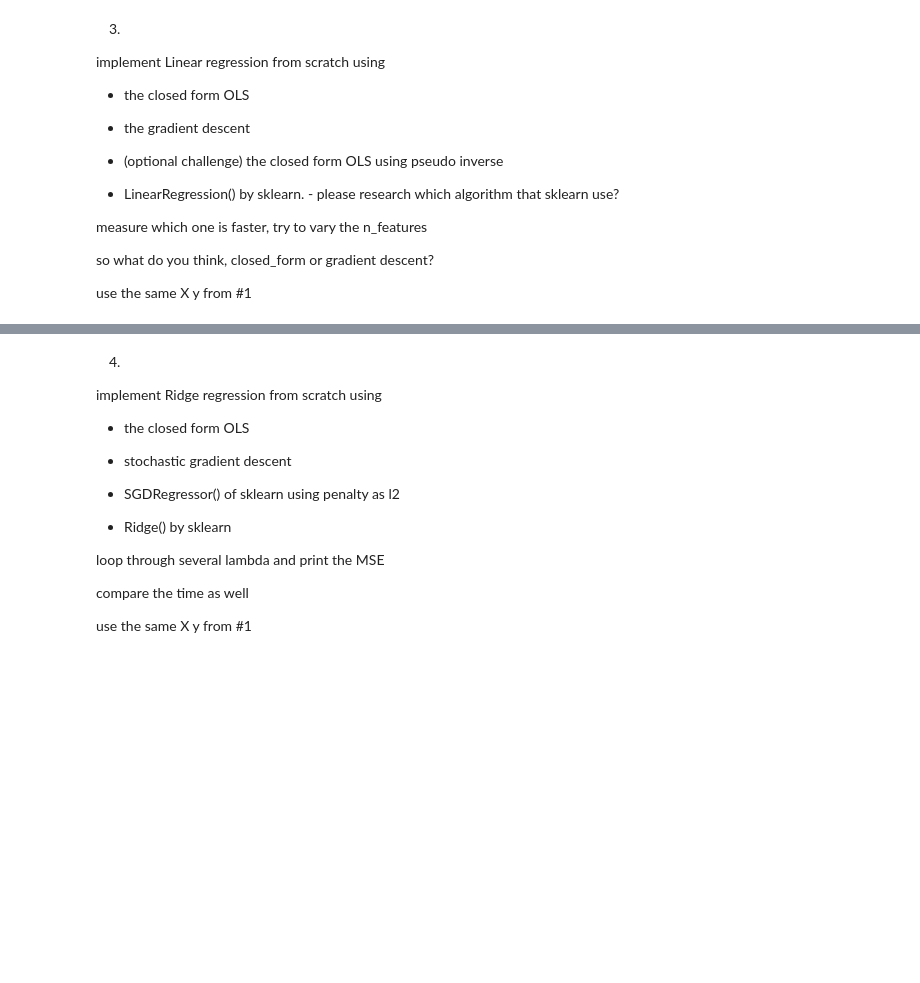
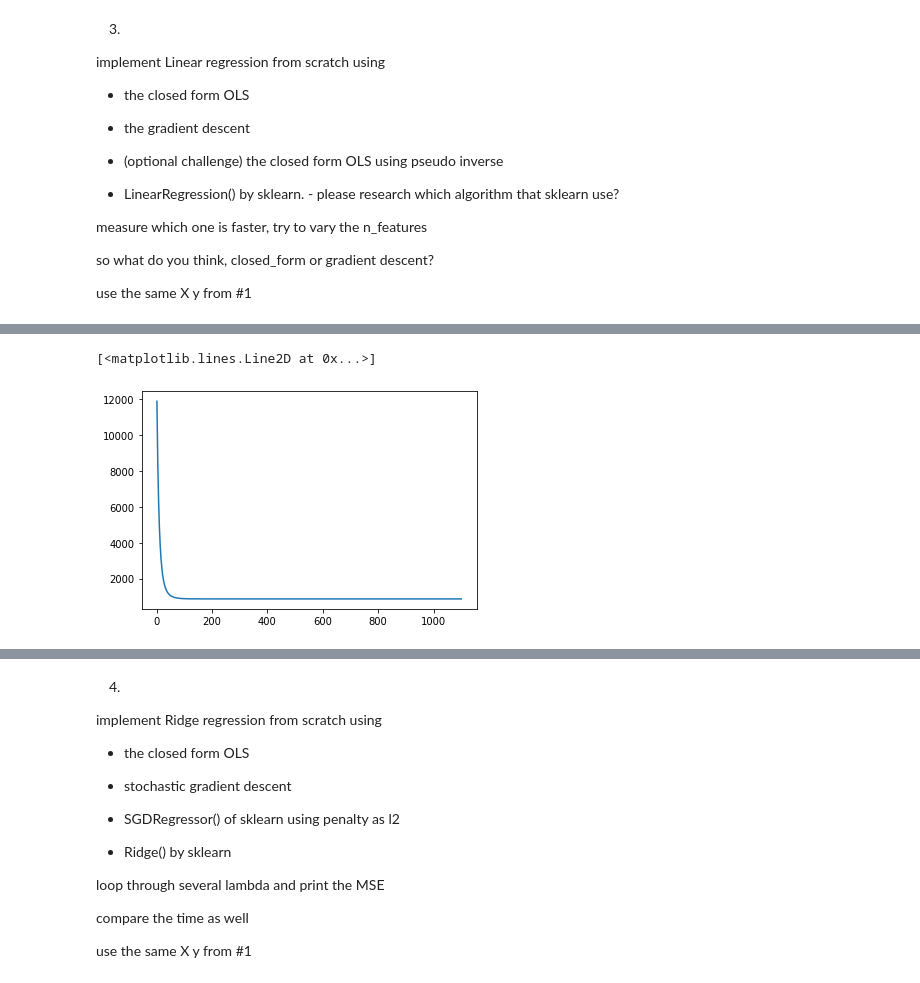
Before and after one commit to ruke1ire/AIT, a Jupyter notebook: Programming/JupyterLab/Python-for-DS-AI/rom_assignments/Assignment 5 - Regression_st121411.ipynb, the cells around one changed output, grey strips where cells are left out. Saved outputs shown, nothing was run; the diff lists cells and outputs as text; code cells hidden in the pictures; blank space fills up the shorter version.

```diff
--- a/Programming/JupyterLab/Python-for-DS-AI/rom_assignments/Assignment 5 - Regression_st121411.ipynb
+++ b/Programming/JupyterLab/Python-for-DS-AI/rom_assignments/Assignment 5 - Regression_st121411.ipynb
@@ -244,0 +275,32 @@ use the same X y from #1
+# %%
+class GD:
+    def gradient(self,X, y, theta):
+        grad = X.T@(X@theta-y)
+        return grad
+
+    def cost(self,theta, X, y):
+        return (X@theta - y).T@(X@theta - y)/(2*y.size)
+
+    def gradient_descent(self,X, y, theta_initial, alpha, num_iters):
+        J_per_iter = np.zeros(num_iters)
+        gradient_per_iter = np.zeros((num_iters,len(theta_initial)))
+        theta = theta_initial
+        for i in np.arange(num_iters):
+            grad = self.gradient(X, y, theta)
+            theta = theta - alpha * grad
+            J_per_iter[i] = self.cost(theta, X, y)
+            gradient_per_iter[i] = grad.T
+        return (theta, J_per_iter, gradient_per_iter)
+# %%
+alpha = 0.0001
+iterations = 1100
+theta_initial = np.zeros((X_train_inserted.shape[1]))
+
+gd = GD()
+
+t0 = time.time()
+theta_gd, cost_gd, gradient_gd = gd.gradient_descent(X_train_inserted,y_train,theta_initial,alpha,iterations)
+
+print(theta_gd)
+t1 = time.time()
+print("time =",t1-t0)
@@ -244,0 +325,7 @@ use the same X y from #1
+# %%
+iter_series = np.arange(1,iterations+1)
+
+plt.plot(iter_series,cost_gd)
+# %% [output]
+[<matplotlib.lines.Line2D at 0x...>]
+[figure, added]
```
Also changed, not shown: parts of 18 cells of this notebook.
